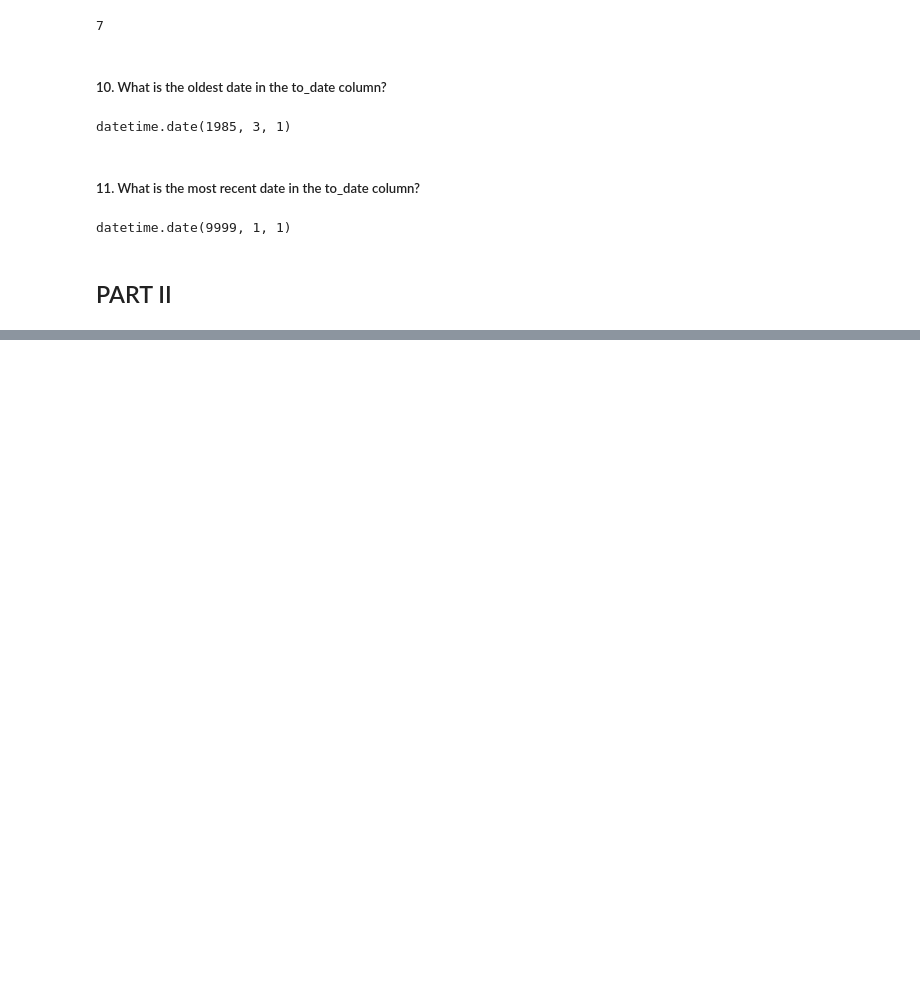
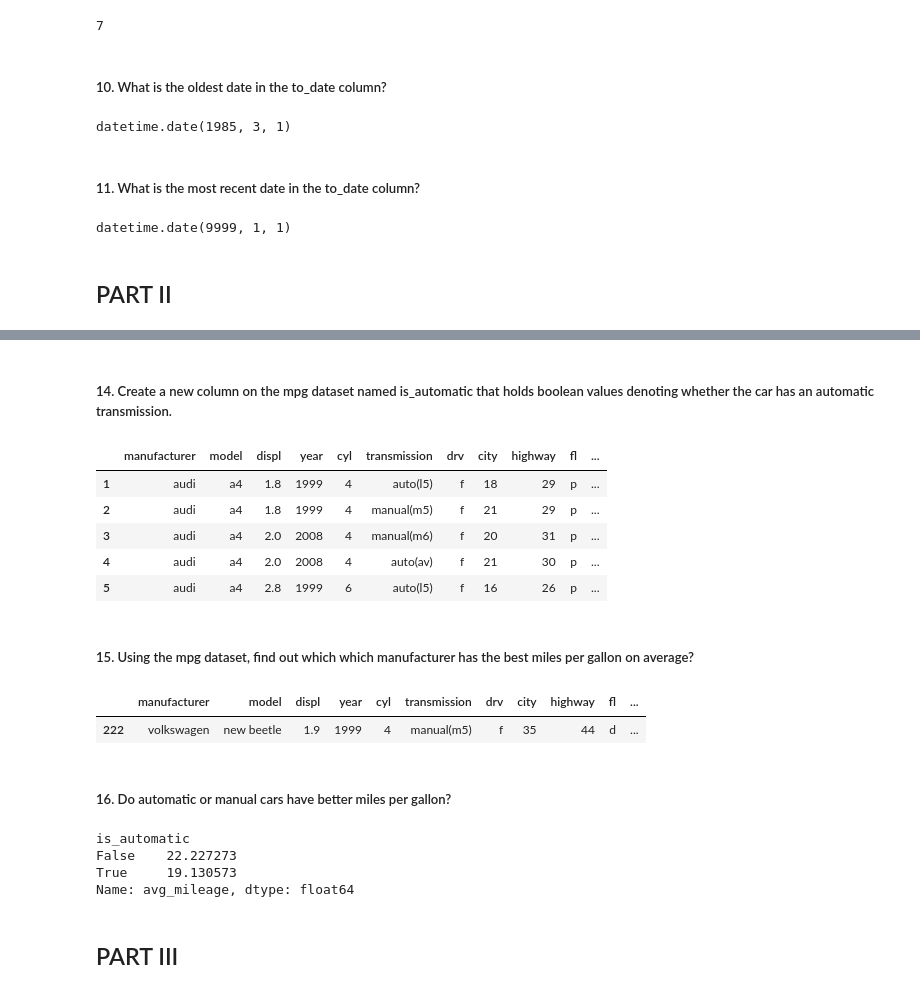
Before and after one commit to morgancross2/numpy-pandas-visualization-exercises, a Jupyter notebook: advanced_dataframes.ipynb, the cells around one changed output, grey strips where cells are left out. Drawn from its saved outputs; the diff is of its cells as text; code cells hidden in the pictures; blank space fills up the shorter version.

```diff
--- a/advanced_dataframes.ipynb
+++ b/advanced_dataframes.ipynb
@@ -130,0 +292,30 @@ datetime.date(9999, 1, 1)
+# %% [markdown]
+##### 14. Create a new column on the mpg dataset named is_automatic that holds boolean values denoting whether the car has an automatic transmission.
+# %%
+mpg['is_automatic'] = mpg.transmission.str.contains('auto')
+mpg.head()
+# %% [output]
+|  | manufacturer | model | displ | year | cyl | transmission | drv | city | highway | fl | ... |
+| 1 | audi | a4 | 1.8 | 1999 | 4 | auto(l5) | f | 18 | 29 | p | ... |
+| 2 | audi | a4 | 1.8 | 1999 | 4 | manual(m5) | f | 21 | 29 | p | ... |
+| 3 | audi | a4 | 2.0 | 2008 | 4 | manual(m6) | f | 20 | 31 | p | ... |
+| 4 | audi | a4 | 2.0 | 2008 | 4 | auto(av) | f | 21 | 30 | p | ... |
+| 5 | audi | a4 | 2.8 | 1999 | 6 | auto(l5) | f | 16 | 26 | p | ... |
+# %% [markdown]
+##### 15. Using the mpg dataset, find out which which manufacturer has the best miles per gallon on average?
+# %%
+mpg[mpg.avg_mileage == mpg.avg_mileage.max()]
+# %% [output]
+|  | manufacturer | model | displ | year | cyl | transmission | drv | city | highway | fl | ... |
+| 222 | volkswagen | new beetle | 1.9 | 1999 | 4 | manual(m5) | f | 35 | 44 | d | ... |
+# %% [markdown]
+##### 16. Do automatic or manual cars have better miles per gallon?
+# %%
+mpg.groupby('is_automatic').avg_mileage.mean()
+# %% [output]
+is_automatic
+False    22.227273
+True     19.130573
+Name: avg_mileage, dtype: float64
+# %% [markdown]
+## PART III
```
Also changed, not shown: parts of 34 cells of this notebook.
